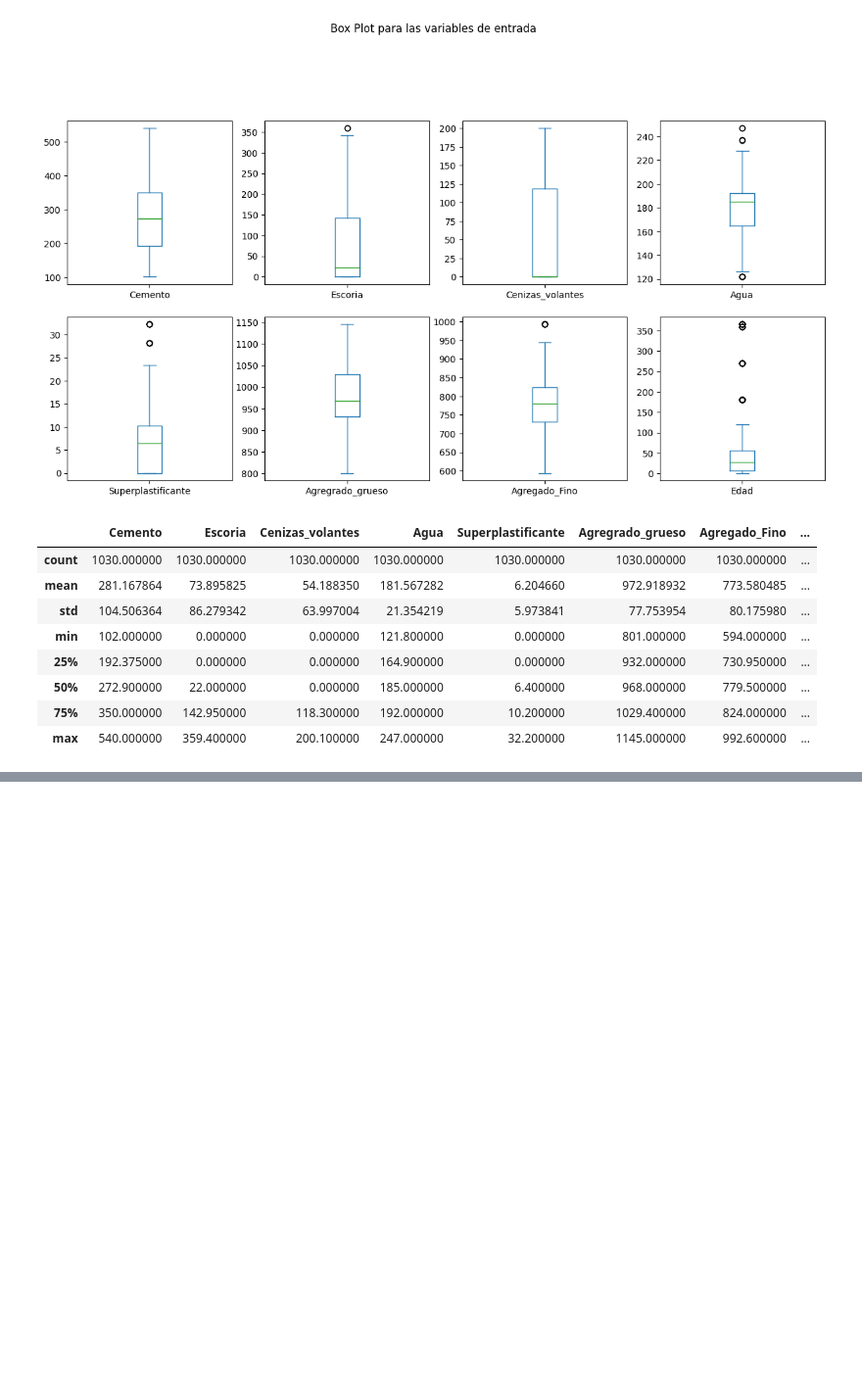
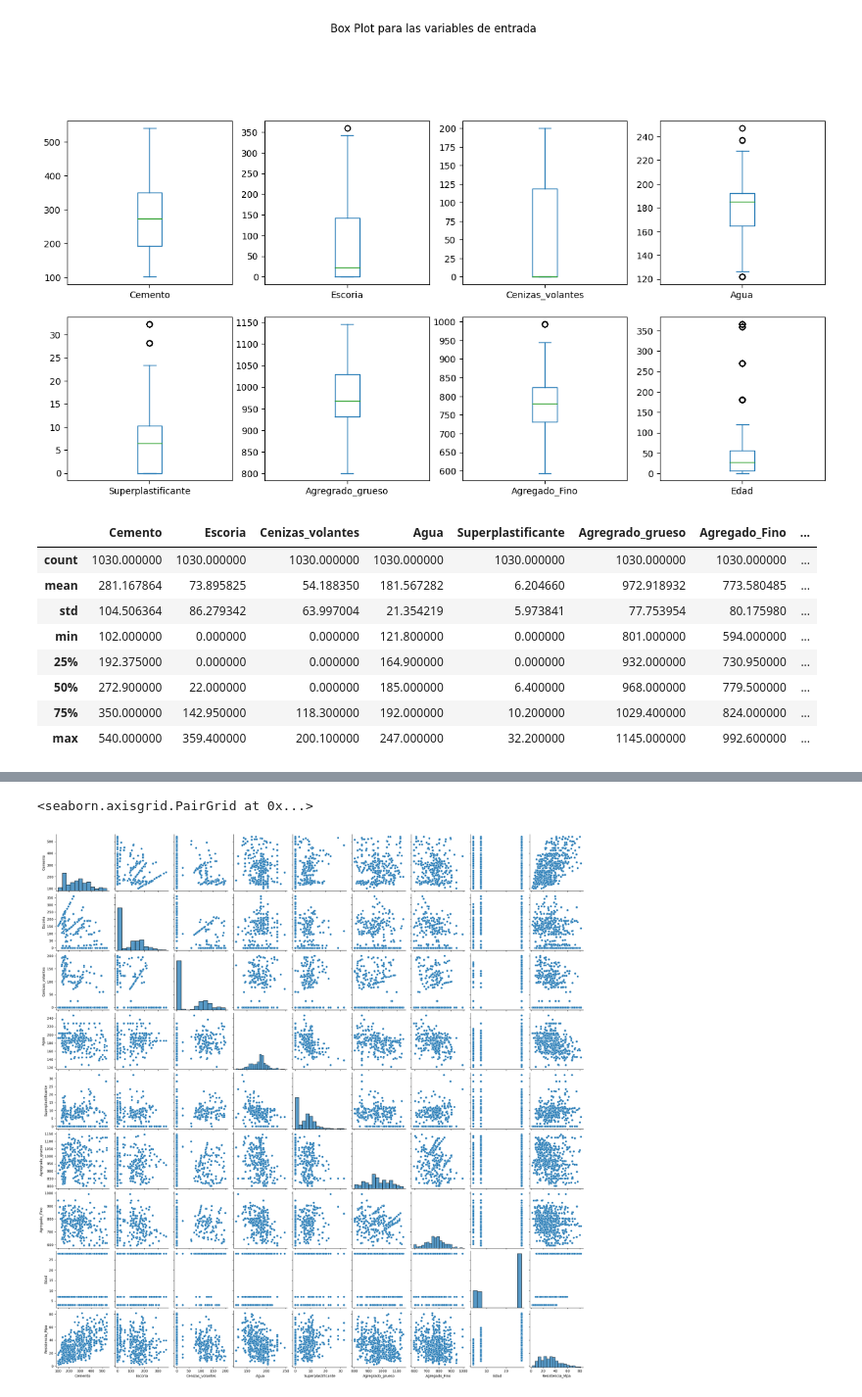
Before and after one commit to pjojoa/Analisis-Exploratorio-datos, a Jupyter notebook: Análisis_exploratorio_datos_Taller_3.ipynb, the cells around one changed output, grey strips where cells are left out. Shown at 98% size. Cells and saved outputs as stored; diff of their text form; code cells hidden in the pictures; blank space fills up the shorter version.

```diff
--- a/Análisis_exploratorio_datos_Taller_3.ipynb
+++ b/Análisis_exploratorio_datos_Taller_3.ipynb
@@ -205,0 +406,6 @@ df.describe()
+# %%
+#10
+sns.pairplot(df_28d)
+# %% [output]
+<seaborn.axisgrid.PairGrid at 0x...>
+[figure, added]
```
Also changed, not shown: parts of 22 cells of this notebook.
